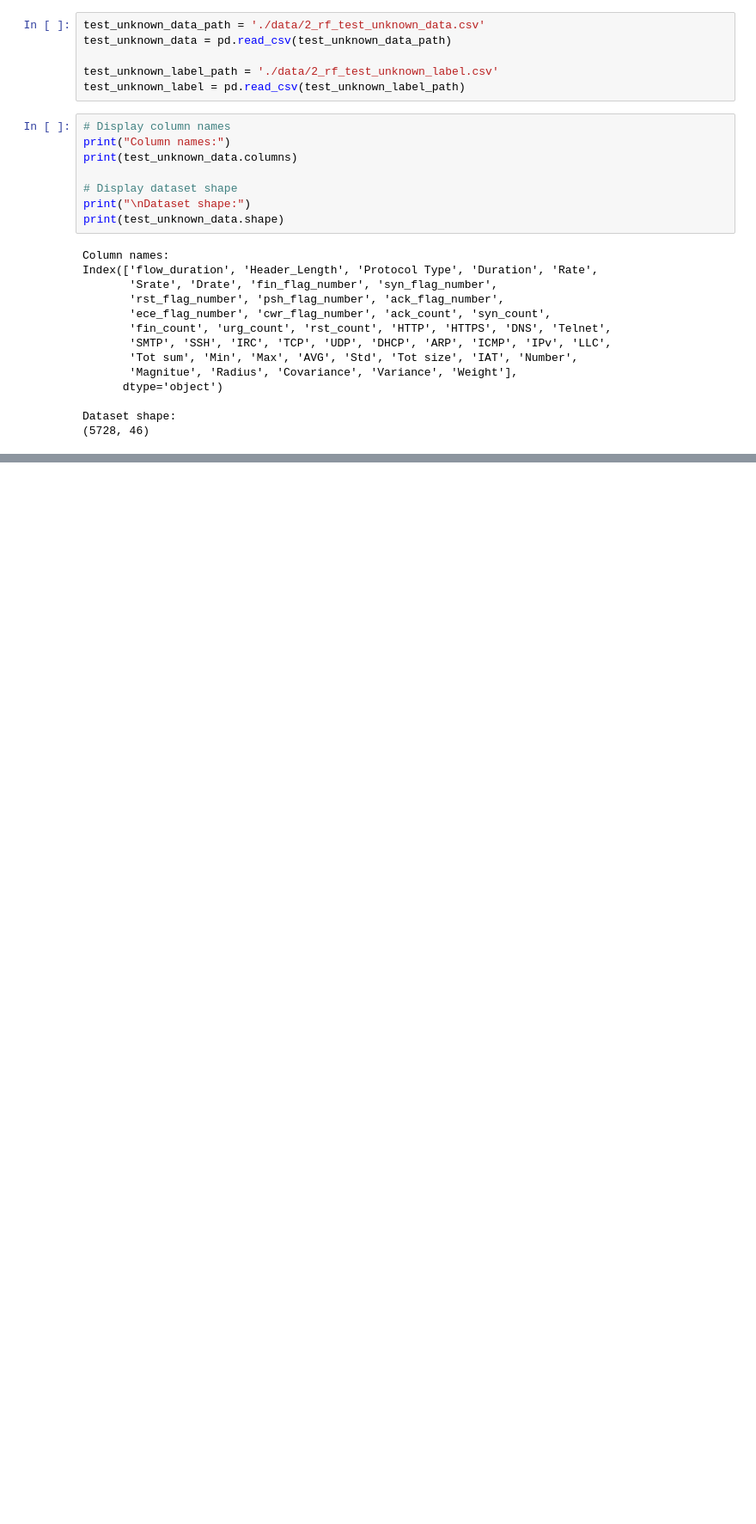
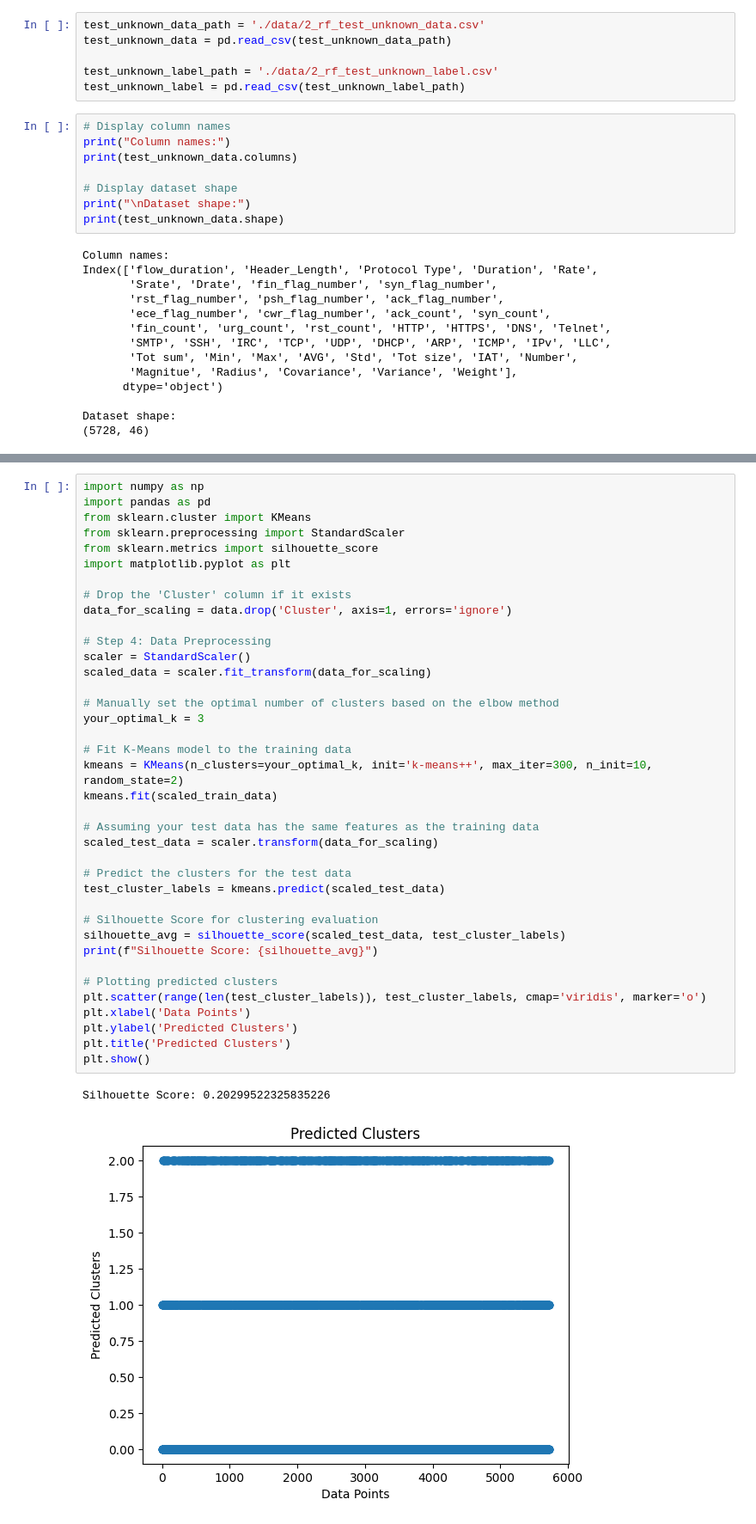
Before and after one commit to ML-Project-Team-5/Project_NetworkIDS, a Jupyter notebook: JUI_Kmeans.ipynb, the cells around one changed output, grey strips where cells are left out. Shown at 86% size. Cells and saved outputs as stored; diff of their text form; blank space fills up the shorter version.

```diff
--- a/JUI_Kmeans.ipynb
+++ b/JUI_Kmeans.ipynb
@@ -118,0 +83,41 @@ plt.show()
+# %%
+import numpy as np
+import pandas as pd
+from sklearn.cluster import KMeans
+from sklearn.preprocessing import StandardScaler
+from sklearn.metrics import silhouette_score
+import matplotlib.pyplot as plt
+
+# Drop the 'Cluster' column if it exists
+data_for_scaling = data.drop('Cluster', axis=1, errors='ignore')
+
+# Step 4: Data Preprocessing
+scaler = StandardScaler()
+scaled_data = scaler.fit_transform(data_for_scaling)
+
+# Manually set the optimal number of clusters based on the elbow method
+your_optimal_k = 3
+
+# Fit K-Means model to the training data
+kmeans = KMeans(n_clusters=your_optimal_k, init='k-means++', max_iter=300, n_init=10, random_state=2)
+kmeans.fit(scaled_train_data)
+
+# Assuming your test data has the same features as the training data
+scaled_test_data = scaler.transform(data_for_scaling)
+
+# Predict the clusters for the test data
+test_cluster_labels = kmeans.predict(scaled_test_data)
+
+# Silhouette Score for clustering evaluation
+silhouette_avg = silhouette_score(scaled_test_data, test_cluster_labels)
+print(f"Silhouette Score: {silhouette_avg}")
+
+# Plotting predicted clusters
+plt.scatter(range(len(test_cluster_labels)), test_cluster_labels, cmap='viridis', marker='o')
+plt.xlabel('Data Points')
+plt.ylabel('Predicted Clusters')
+plt.title('Predicted Clusters')
+plt.show()
+# %% [output]
+Silhouette Score: 0.20299522325835226
+[figure, added]
```
Also changed, not shown: parts of 14 cells of this notebook.
